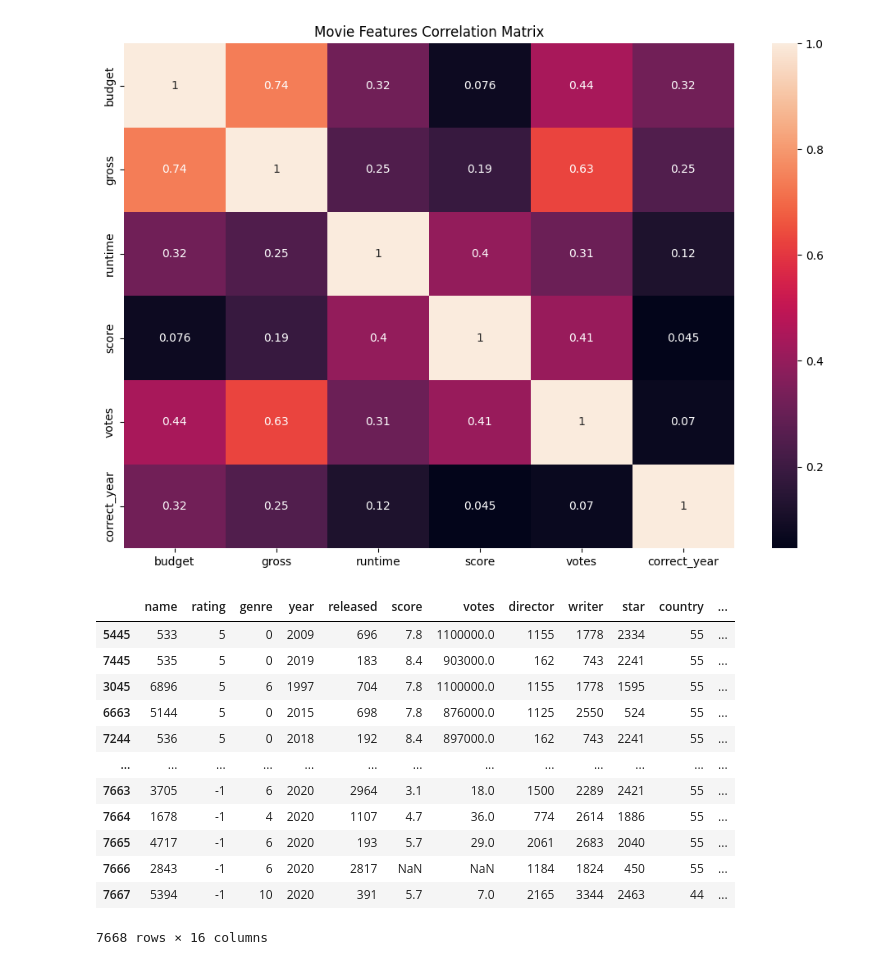
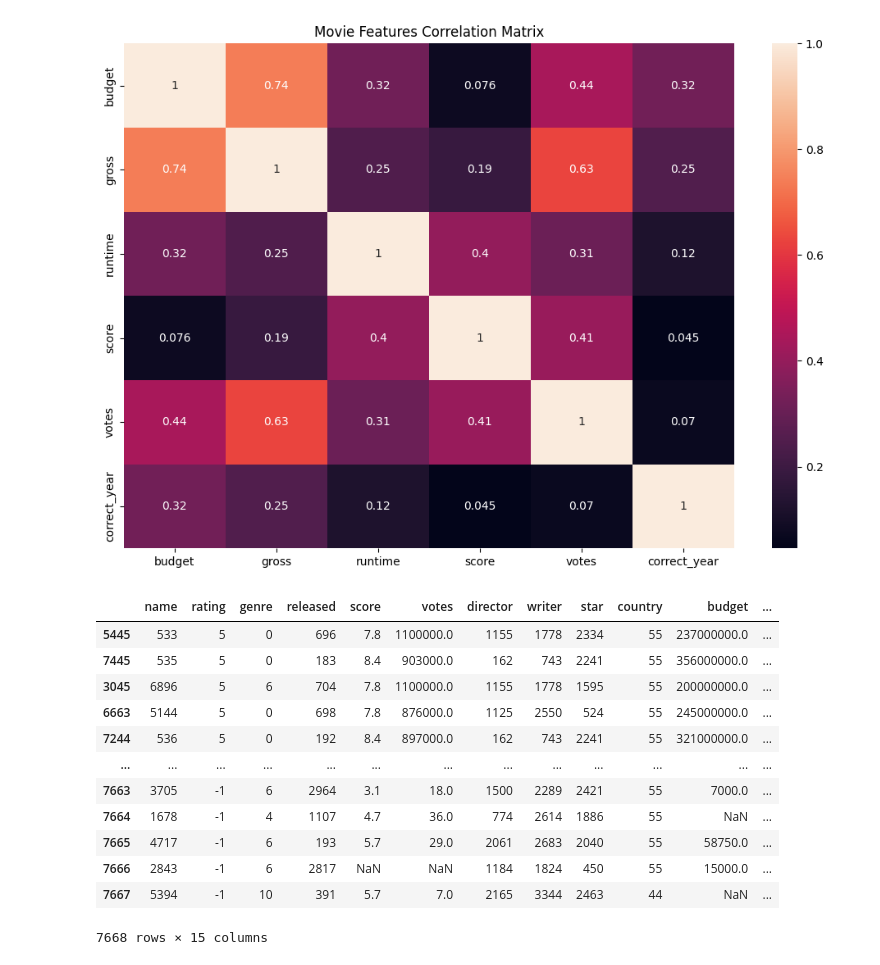
Before and after one commit to jack-li-2000/IMDB_movie_analysis, a Jupyter notebook: movies_correlation.ipynb, the cells around one changed output. Cells and saved outputs as stored; diff of their text form; code cells hidden in the pictures.

```diff
--- a/movies_correlation.ipynb
+++ b/movies_correlation.ipynb
@@ -73,19 +73,31 @@ movies[['year', 'released']][240:250] #noticed some years dont match released li
 | 248 | 1982 | February 4, 1983 (United States) |
 | 249 | 1982 | December 10, 1982 (United States) |
 # %%
-para_index = movies['released'].astype(str).str.find('(')
-year_indstart = para_index - 5
-year_indend = para_index - 1
+# para_index = movies['released'].astype(str).str.find('(')
+# year_indstart = para_index - 5
+# year_indend = para_index - 1
 
-years_corrected = []
-for i in range(len(movies['released'])):
+# years_corrected = []
+# for i in range(len(movies['released'])):
+#     if isinstance(movies['released'][i],str):
+#         years_corrected.append(int(movies['released'][i][year_indstart[i]:year_indend[i]]))
+#     else:
+#         years_corrected.append(0)
 
-    if isinstance(movies['released'][i],str):
-        years_corrected.append(int(movies['released'][i][year_indstart[i]:year_indend[i]]))
-    else:
-        years_corrected.append(0)
-
-movies['correct_year'] = years_corrected
+# movies['correct_year'] = years_corrected
+# %%
+para_index = movies['released'].astype(str).str.find('(')
+year_indstart = para_index - 5
+year_indend = para_index - 1
+
+years_corrected = []
+for i, date in enumerate(movies['released'].sort_index()):
+    if isinstance(movies['released'][i],str):
+        years_corrected.append(int(movies['released'][i][year_indstart[i]:year_indend[i]]))
+    else:
+        years_corrected.append(0)
+
+movies['correct_year'] = years_corrected
 # %%
 # top grossing by 2020
 
@@ -121,30 +133,37 @@ plt.show()
 # %% [output]
 [figure]
 # %%
-# assign dummy variables to categorical variables
+# assign dummy variables to categorical variables and create dictionary to retrieve original name from dummy variable later
 
 movies_conv = movies.copy()
+dummy_dic = {}
 
 for col in movies_conv.columns:
     if movies_conv[col].dtype == 'object':
         movies_conv[col] = movies_conv[col].astype('category')
+        # add category to dictionary
+        dummy_dic[col] = dict(enumerate(movies_conv[col].cat.categories))
+        # convert category to dummy value
         movies_conv[col] = movies_conv[col].cat.codes
 
+
+
+movies_conv = movies_conv.drop(columns=['year'])
 movies_conv
 # %% [output]
-|  | name | rating | genre | year | released | score | votes | director | writer | star | country | ... |
-| 5445 | 533 | 5 | 0 | 2009 | 696 | 7.8 | 1100000.0 | 1155 | 1778 | 2334 | 55 | ... |
-| 7445 | 535 | 5 | 0 | 2019 | 183 | 8.4 | 903000.0 | 162 | 743 | 2241 | 55 | ... |
-| 3045 | 6896 | 5 | 6 | 1997 | 704 | 7.8 | 1100000.0 | 1155 | 1778 | 1595 | 55 | ... |
-| 6663 | 5144 | 5 | 0 | 2015 | 698 | 7.8 | 876000.0 | 1125 | 2550 | 524 | 55 | ... |
-| 7244 | 536 | 5 | 0 | 2018 | 192 | 8.4 | 897000.0 | 162 | 743 | 2241 | 55 | ... |
+|  | name | rating | genre | released | score | votes | director | writer | star | country | budget | ... |
+| 5445 | 533 | 5 | 0 | 696 | 7.8 | 1100000.0 | 1155 | 1778 | 2334 | 55 | 237000000.0 | ... |
+| 7445 | 535 | 5 | 0 | 183 | 8.4 | 903000.0 | 162 | 743 | 2241 | 55 | 356000000.0 | ... |
+| 3045 | 6896 | 5 | 6 | 704 | 7.8 | 1100000.0 | 1155 | 1778 | 1595 | 55 | 200000000.0 | ... |
+| 6663 | 5144 | 5 | 0 | 698 | 7.8 | 876000.0 | 1125 | 2550 | 524 | 55 | 245000000.0 | ... |
+| 7244 | 536 | 5 | 0 | 192 | 8.4 | 897000.0 | 162 | 743 | 2241 | 55 | 321000000.0 | ... |
 | ... | ... | ... | ... | ... | ... | ... | ... | ... | ... | ... | ... | ... |
-| 7663 | 3705 | -1 | 6 | 2020 | 2964 | 3.1 | 18.0 | 1500 | 2289 | 2421 | 55 | ... |
-| 7664 | 1678 | -1 | 4 | 2020 | 1107 | 4.7 | 36.0 | 774 | 2614 | 1886 | 55 | ... |
-| 7665 | 4717 | -1 | 6 | 2020 | 193 | 5.7 | 29.0 | 2061 | 2683 | 2040 | 55 | ... |
-| 7666 | 2843 | -1 | 6 | 2020 | 2817 | NaN | NaN | 1184 | 1824 | 450 | 55 | ... |
-| 7667 | 5394 | -1 | 10 | 2020 | 391 | 5.7 | 7.0 | 2165 | 3344 | 2463 | 44 | ... |
+| 7663 | 3705 | -1 | 6 | 2964 | 3.1 | 18.0 | 1500 | 2289 | 2421 | 55 | 7000.0 | ... |
+| 7664 | 1678 | -1 | 4 | 1107 | 4.7 | 36.0 | 774 | 2614 | 1886 | 55 | NaN | ... |
+| 7665 | 4717 | -1 | 6 | 193 | 5.7 | 29.0 | 2061 | 2683 | 2040 | 55 | 58750.0 | ... |
+| 7666 | 2843 | -1 | 6 | 2817 | NaN | NaN | 1184 | 1824 | 450 | 55 | 15000.0 | ... |
+| 7667 | 5394 | -1 | 10 | 391 | 5.7 | 7.0 | 2165 | 3344 | 2463 | 44 | NaN | ... |
-7668 rows × 16 columns
+7668 rows × 15 columns
 # %%
 corr_matrix2 = movies_conv.corr()
 
```
Also changed, not shown: parts of 17 cells of this notebook.
